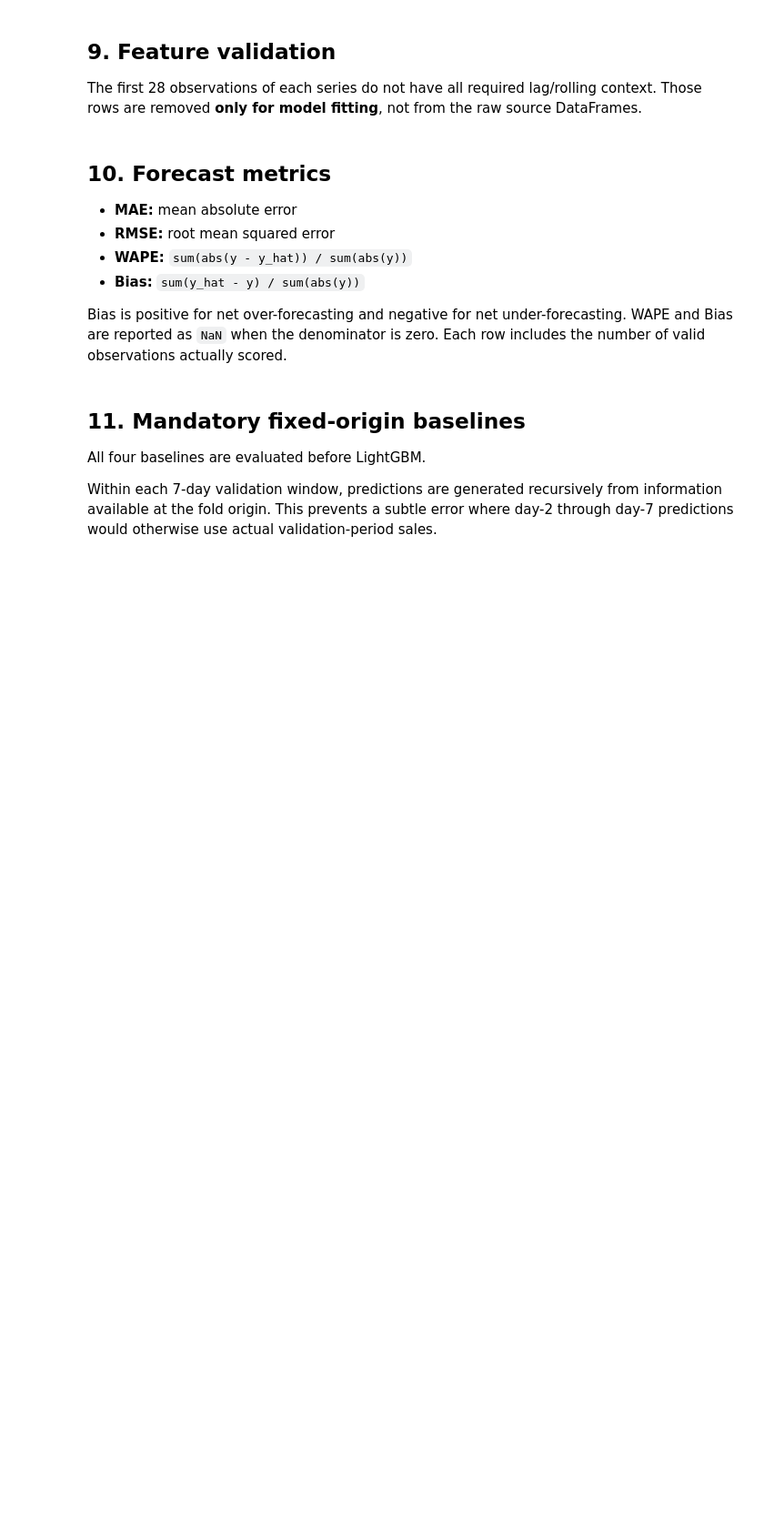
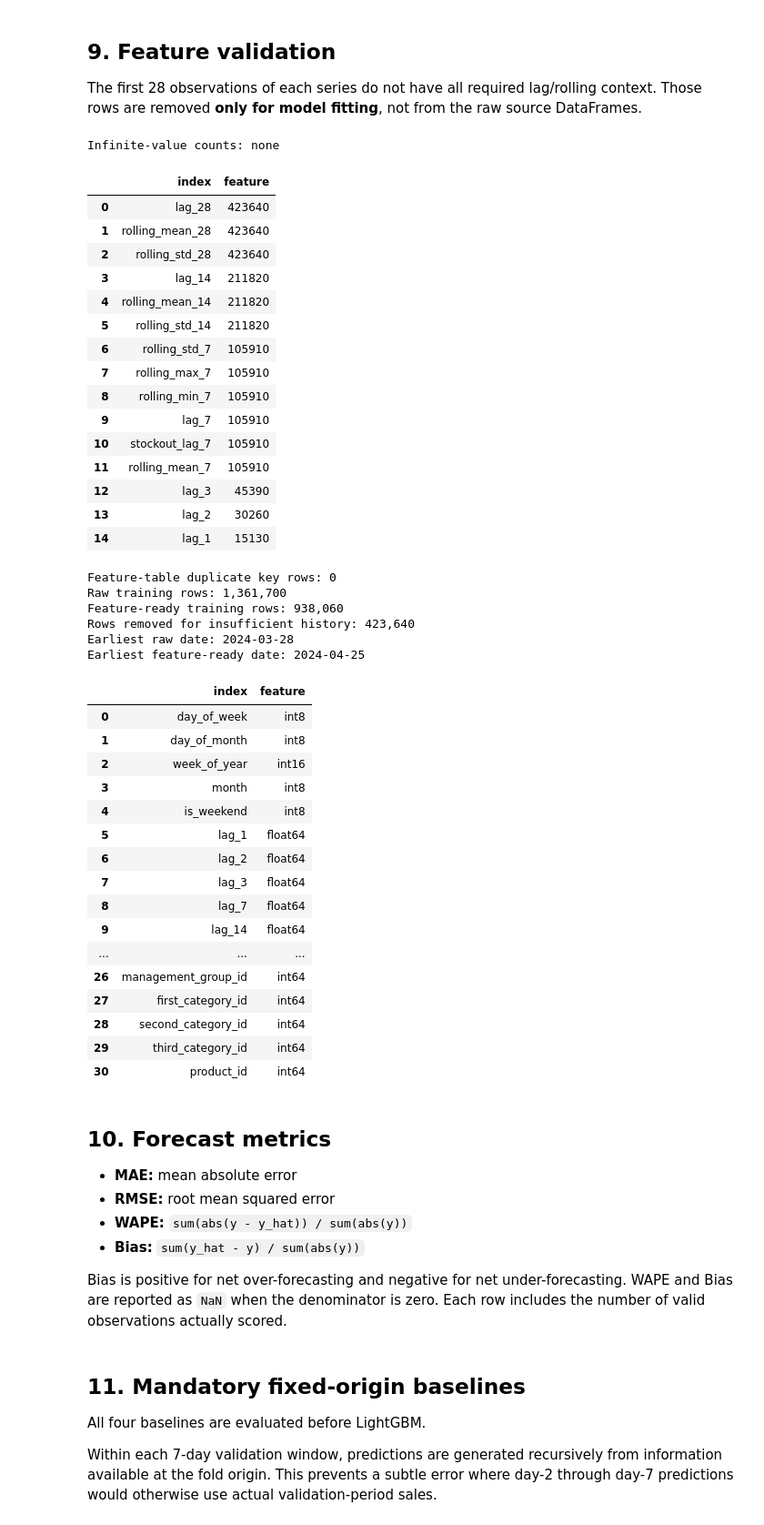
Before and after one commit to waqaszahoor2/DemandPulse, a Jupyter notebook: notebooks/executed/01_data_and_forecasting.ipynb, the cells around one changed output. Shown at 91% size. Drawn from its saved outputs; the diff is of its cells as text; code cells hidden in the pictures; blank space fills up the shorter version.

```diff
--- a/notebooks/executed/01_data_and_forecasting.ipynb
+++ b/notebooks/executed/01_data_and_forecasting.ipynb
@@ -749,35 +831,76 @@ The first 28 observations of each series do not have all required lag/rolling co
 MODEL_HISTORY_REQUIREMENTS = ["lag_28", "rolling_mean_28", "rolling_std_28"]
 
 numeric_feature_columns = [
     c for c in (CALENDAR_FEATURES + SALES_LAG_FEATURES + ROLLING_FEATURES + ["stockout_lag_1", "stockout_lag_7"] + KNOWN_EXOGENOUS_FEATURES + WEATHER_COLUMNS)
     if c in train_features_all.columns
 ]
 
 inf_counts = {
     c: int(np.isinf(pd.to_numeric(train_features_all[c], errors="coerce")).sum())
     for c in numeric_feature_columns
 }
 inf_counts = {k: v for k, v in inf_counts.items() if v > 0}
 print("Infinite-value counts:", inf_counts if inf_counts else "none")
 if inf_counts:
     raise ValueError(f"Infinite feature values detected: {inf_counts}")
 
 nan_counts = train_features_all[CORE_FEATURES].isna().sum().sort_values(ascending=False)
-display(nan_counts[nan_counts.gt(0)].rename("nan_count").reset_index(names="feature").head(30))
+display(nan_counts[nan_counts.gt(0)].rename("nan_count").reset_index(name="feature").head(30))
 
 feature_duplicate_count = int(train_features_all.duplicated(ROW_KEY, keep=False).sum())
 print(f"Feature-table duplicate key rows: {feature_duplicate_count:,}")
 if feature_duplicate_count:
     raise ValueError("Feature engineering introduced duplicate row keys; stopping.")
 
 train_features_ready = train_features_all.dropna(subset=MODEL_HISTORY_REQUIREMENTS).copy()
 print(f"Raw training rows: {len(train_features_all):,}")
 print(f"Feature-ready training rows: {len(train_features_ready):,}")
 print(f"Rows removed for insufficient history: {len(train_features_all) - len(train_features_ready):,}")
 print(f"Earliest raw date: {train_features_all['dt'].min().date()}")
 print(f"Earliest feature-ready date: {train_features_ready['dt'].min().date()}")
 
-display(train_features_ready[CORE_FEATURES].dtypes.rename("dtype").reset_index(names="feature"))
+display(train_features_ready[CORE_FEATURES].dtypes.rename("dtype").reset_index(name="feature"))
+# %% [output]
+Infinite-value counts: none
+|  | index | feature |
+| 0 | lag_28 | 423640 |
+| 1 | rolling_mean_28 | 423640 |
+| 2 | rolling_std_28 | 423640 |
+| 3 | lag_14 | 211820 |
+| 4 | rolling_mean_14 | 211820 |
+| 5 | rolling_std_14 | 211820 |
+| 6 | rolling_std_7 | 105910 |
+| 7 | rolling_max_7 | 105910 |
+| 8 | rolling_min_7 | 105910 |
+| 9 | lag_7 | 105910 |
+| 10 | stockout_lag_7 | 105910 |
+| 11 | rolling_mean_7 | 105910 |
+| 12 | lag_3 | 45390 |
+| 13 | lag_2 | 30260 |
+| 14 | lag_1 | 15130 |
+Feature-table duplicate key rows: 0
+Raw training rows: 1,361,700
+Feature-ready training rows: 938,060
+Rows removed for insufficient history: 423,640
+Earliest raw date: 2024-03-28
+Earliest feature-ready date: 2024-04-25
+|  | index | feature |
+| 0 | day_of_week | int8 |
+| 1 | day_of_month | int8 |
+| 2 | week_of_year | int16 |
+| 3 | month | int8 |
+| 4 | is_weekend | int8 |
+| 5 | lag_1 | float64 |
+| 6 | lag_2 | float64 |
+| 7 | lag_3 | float64 |
+| 8 | lag_7 | float64 |
+| 9 | lag_14 | float64 |
+| ... | ... | ... |
+| 26 | management_group_id | int64 |
+| 27 | first_category_id | int64 |
+| 28 | second_category_id | int64 |
+| 29 | third_category_id | int64 |
+| 30 | product_id | int64 |
 # %% [markdown]
 ## 10. Forecast metrics
 
```
Also changed, not shown: parts of 23 cells of this notebook, 56 other files.
